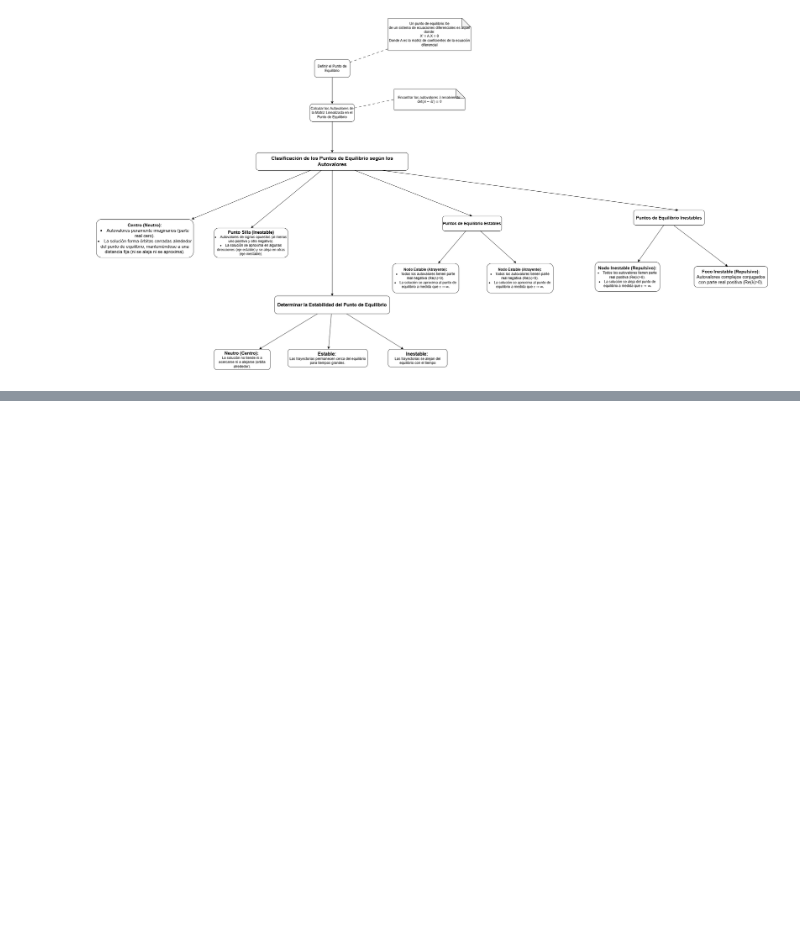
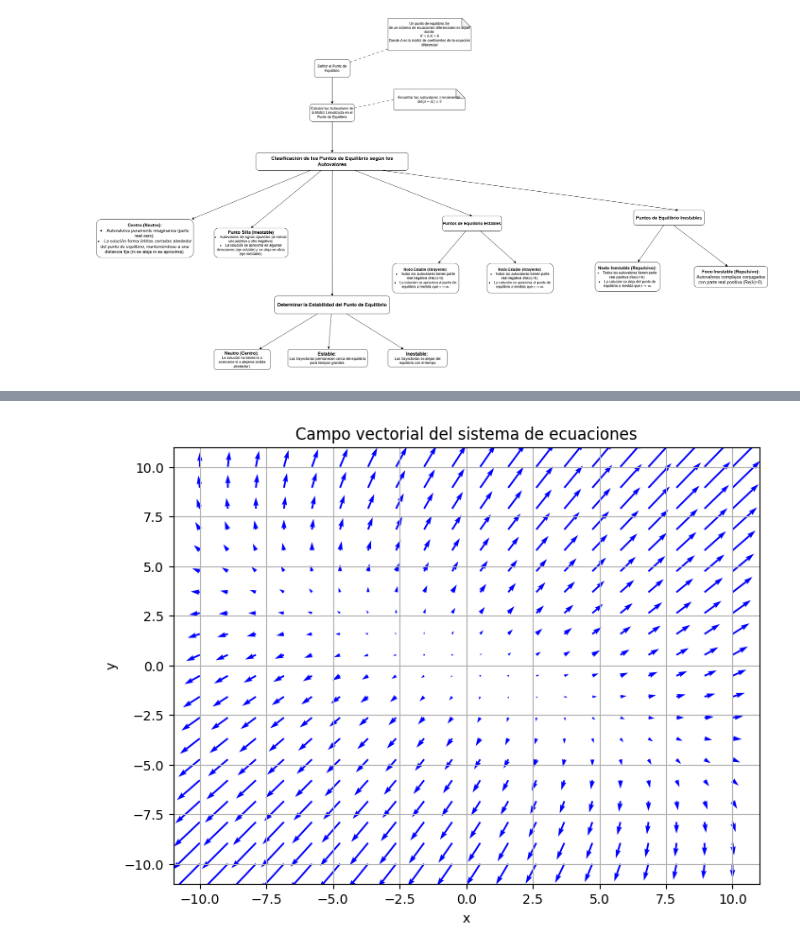
Before and after one commit to FranDSchz/TPI-Analisis-numerico, a Jupyter notebook: notebooks/ActAplicacion.ipynb, the cells around one changed output, grey strips where cells are left out. Cells and saved outputs as stored; diff of their text form; code cells hidden in the pictures; blank space fills up the shorter version.

```diff
--- a/notebooks/ActAplicacion.ipynb
+++ b/notebooks/ActAplicacion.ipynb
@@ -29,0 +110,23 @@ ___
+# %%
+import numpy as np
+import matplotlib.pyplot as plt
+
+# Crear una cuadrícula de puntos en el plano (x, y)
+x = np.linspace(-10, 10, 20)
+y = np.linspace(-10, 10, 20)
+X, Y = np.meshgrid(x, y)
+
+# Definir el campo vectorial
+dx = 2*X + 2*Y
+dy = X + 3*Y
+
+# Graficar el campo vectorial
+plt.figure(figsize=(8, 6))
+plt.quiver(X, Y, dx, dy, color='b')
+plt.xlabel('x')
+plt.ylabel('y')
+plt.title('Campo vectorial del sistema de ecuaciones')
+plt.grid()
+plt.show()
+# %% [output]
+[figure, added]
```
Also changed, not shown: parts of 11 cells of this notebook.
